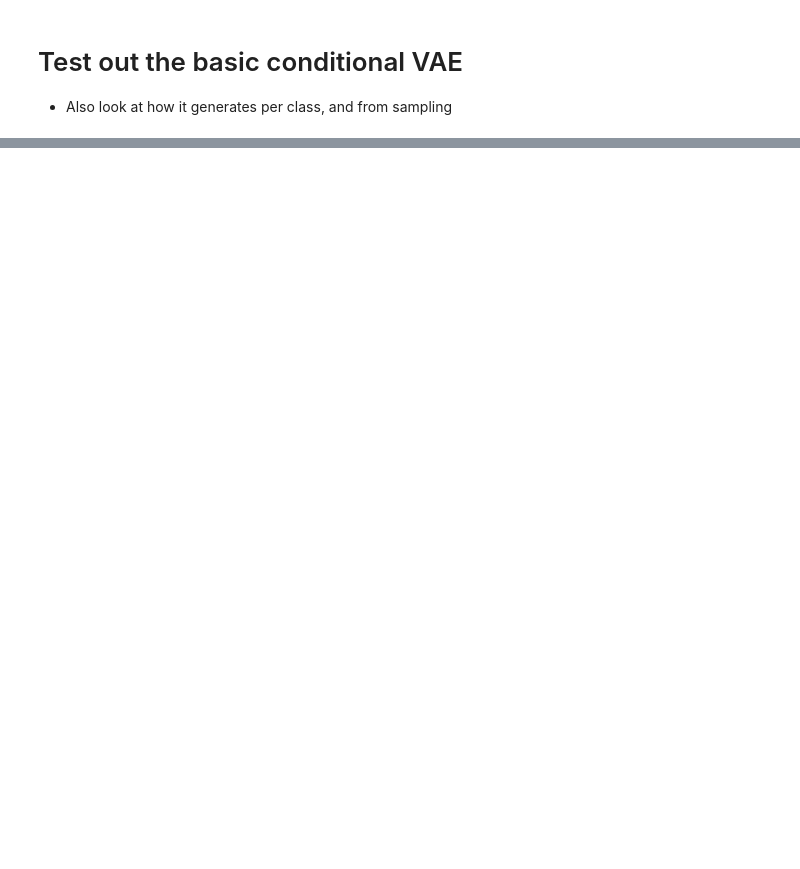
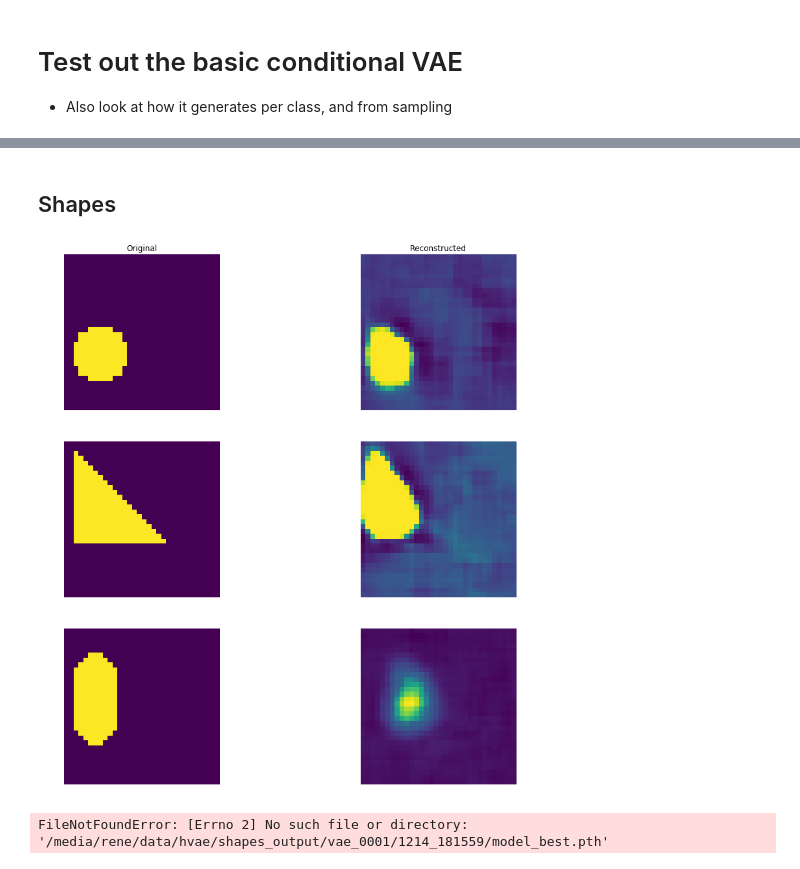
Before and after one commit to renebidart/hvae, a Jupyter notebook: notebooks/eval_autoencoder.ipynb, the cells around one changed output, grey strips where cells are left out. Saved outputs shown, nothing was run; the diff lists cells and outputs as text; code cells hidden in the pictures; blank space fills up the shorter version.

```diff
--- a/notebooks/eval_autoencoder.ipynb
+++ b/notebooks/eval_autoencoder.ipynb
@@ -141,0 +129,14 @@ display_results_auto(model, config, num_samples=3)
+# %% [markdown]
+## Shapes
+# %%
+PATH = '/media/rene/data/hvae/shapes_output/vae_001/1214_180041'
+model, data_loader, valid_data_loader, config = get_model_loaders_config(PATH)
+display_results_auto(model, config, shape_norm, device, num_samples=3, label_col_name='shape_type')
+# %% [output]
+[figure, added]
+# %%
+PATH = '/media/rene/data/hvae/shapes_output/vae_0001/1214_181559'
+model, data_loader, valid_data_loader, config = get_model_loaders_config(PATH)
+display_results_auto(model, config, shape_norm, device, num_samples=3, label_col_name='shape_type')
+# %% [output]
+FileNotFoundError: [Errno 2] No such file or directory: '/media/rene/data/hvae/shapes_output/vae_0001/1214_181559/model_best.pth'
```
Also changed, not shown: parts of 7 cells of this notebook, 28 other files.
